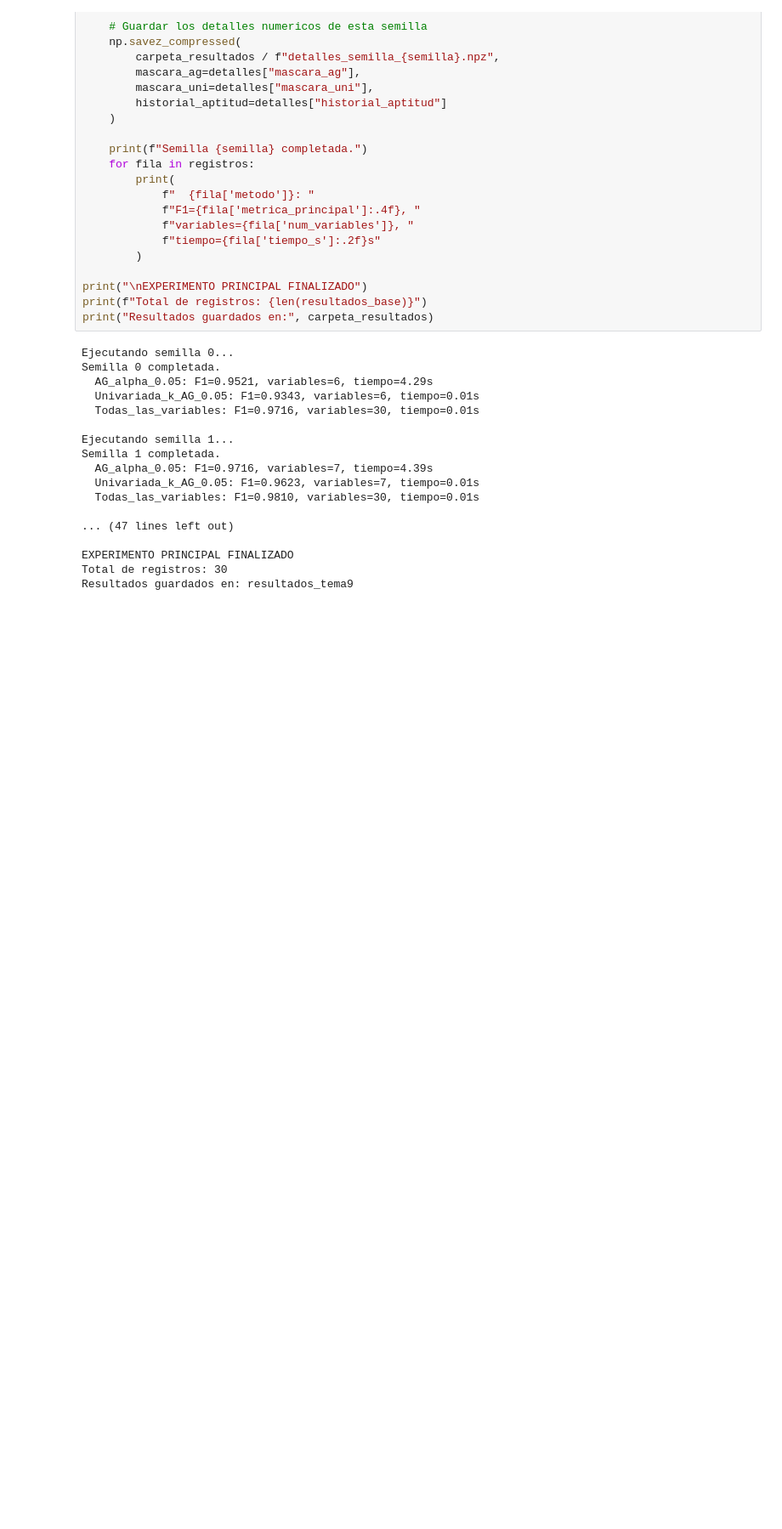
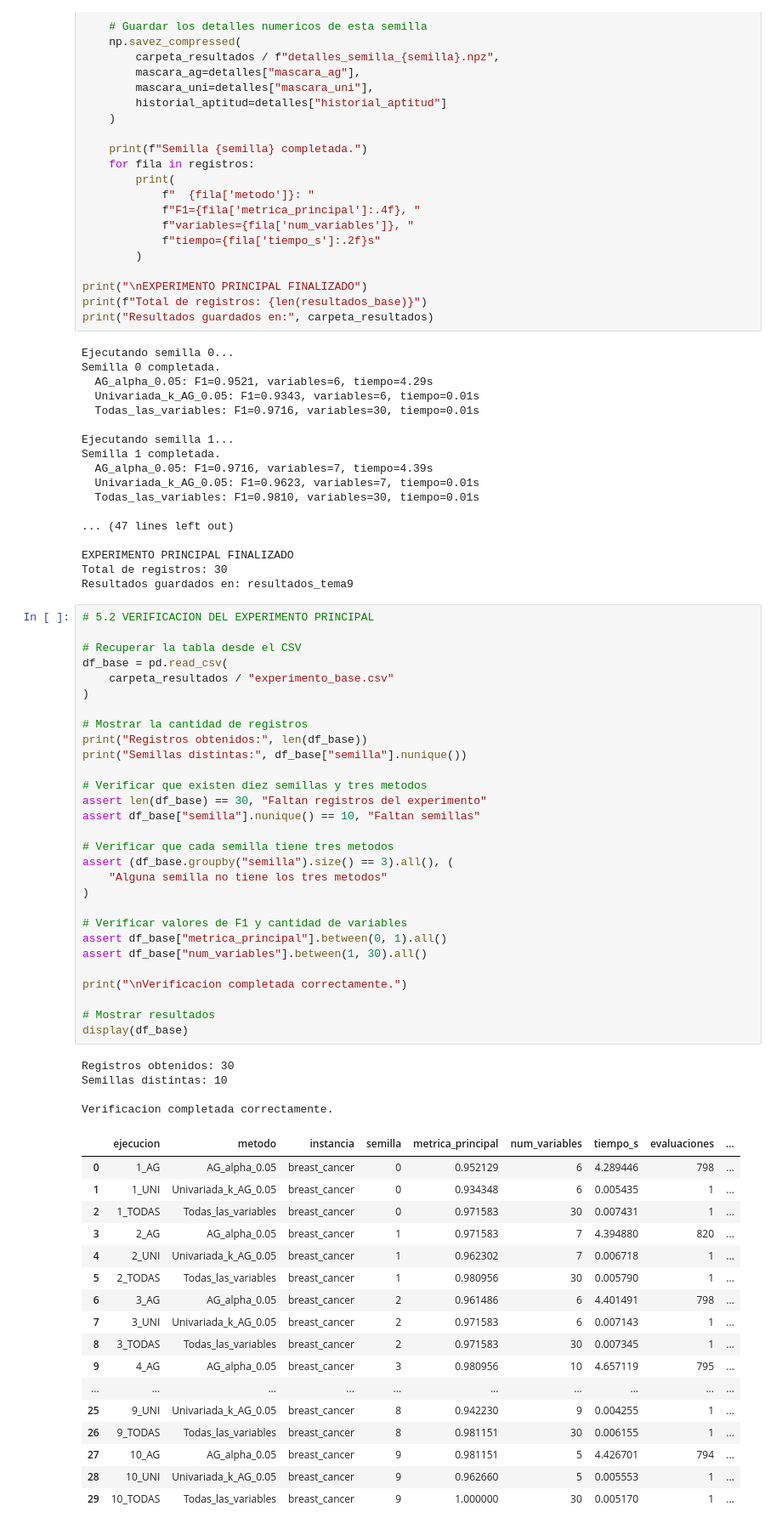
Before and after one commit to CamiloMunozAL/ProyectoSeleccionEvolutivaCTS, a Jupyter notebook: Proy_Investigacion_9.ipynb, the cells around one changed output. Shown at 85% size. Drawn from its saved outputs; the diff is of its cells as text; blank space fills up the shorter version.

```diff
--- a/Proy_Investigacion_9.ipynb
+++ b/Proy_Investigacion_9.ipynb
@@ -584,3 +584,54 @@ Semilla 1 completada.
 EXPERIMENTO PRINCIPAL FINALIZADO
 Total de registros: 30
 Resultados guardados en: resultados_tema9
+# %%
+# 5.2 VERIFICACION DEL EXPERIMENTO PRINCIPAL
+
+# Recuperar la tabla desde el CSV
+df_base = pd.read_csv(
+    carpeta_resultados / "experimento_base.csv"
+)
+
+# Mostrar la cantidad de registros
+print("Registros obtenidos:", len(df_base))
+print("Semillas distintas:", df_base["semilla"].nunique())
+
+# Verificar que existen diez semillas y tres metodos
+assert len(df_base) == 30, "Faltan registros del experimento"
+assert df_base["semilla"].nunique() == 10, "Faltan semillas"
+
+# Verificar que cada semilla tiene tres metodos
+assert (df_base.groupby("semilla").size() == 3).all(), (
+    "Alguna semilla no tiene los tres metodos"
+)
+
+# Verificar valores de F1 y cantidad de variables
+assert df_base["metrica_principal"].between(0, 1).all()
+assert df_base["num_variables"].between(1, 30).all()
+
+print("\nVerificacion completada correctamente.")
+
+# Mostrar resultados
+display(df_base)
+# %% [output]
+Registros obtenidos: 30
+Semillas distintas: 10
+
+Verificacion completada correctamente.
+|  | ejecucion | metodo | instancia | semilla | metrica_principal | num_variables | tiempo_s | evaluaciones | ... |
+| 0 | 1_AG | AG_alpha_0.05 | breast_cancer | 0 | 0.952129 | 6 | 4.289446 | 798 | ... |
+| 1 | 1_UNI | Univariada_k_AG_0.05 | breast_cancer | 0 | 0.934348 | 6 | 0.005435 | 1 | ... |
+| 2 | 1_TODAS | Todas_las_variables | breast_cancer | 0 | 0.971583 | 30 | 0.007431 | 1 | ... |
+| 3 | 2_AG | AG_alpha_0.05 | breast_cancer | 1 | 0.971583 | 7 | 4.394880 | 820 | ... |
+| 4 | 2_UNI | Univariada_k_AG_0.05 | breast_cancer | 1 | 0.962302 | 7 | 0.006718 | 1 | ... |
+| 5 | 2_TODAS | Todas_las_variables | breast_cancer | 1 | 0.980956 | 30 | 0.005790 | 1 | ... |
+| 6 | 3_AG | AG_alpha_0.05 | breast_cancer | 2 | 0.961486 | 6 | 4.401491 | 798 | ... |
+| 7 | 3_UNI | Univariada_k_AG_0.05 | breast_cancer | 2 | 0.971583 | 6 | 0.007143 | 1 | ... |
+| 8 | 3_TODAS | Todas_las_variables | breast_cancer | 2 | 0.971583 | 30 | 0.007345 | 1 | ... |
+| 9 | 4_AG | AG_alpha_0.05 | breast_cancer | 3 | 0.980956 | 10 | 4.657119 | 795 | ... |
+| ... | ... | ... | ... | ... | ... | ... | ... | ... | ... |
+| 25 | 9_UNI | Univariada_k_AG_0.05 | breast_cancer | 8 | 0.942230 | 9 | 0.004255 | 1 | ... |
+| 26 | 9_TODAS | Todas_las_variables | breast_cancer | 8 | 0.981151 | 30 | 0.006155 | 1 | ... |
+| 27 | 10_AG | AG_alpha_0.05 | breast_cancer | 9 | 0.981151 | 5 | 4.426701 | 794 | ... |
+| 28 | 10_UNI | Univariada_k_AG_0.05 | breast_cancer | 9 | 0.962660 | 5 | 0.005553 | 1 | ... |
+| 29 | 10_TODAS | Todas_las_variables | breast_cancer | 9 | 1.000000 | 30 | 0.005170 | 1 | ... |
```
Also changed, not shown: parts of 4 cells of this notebook, 4 other files.
